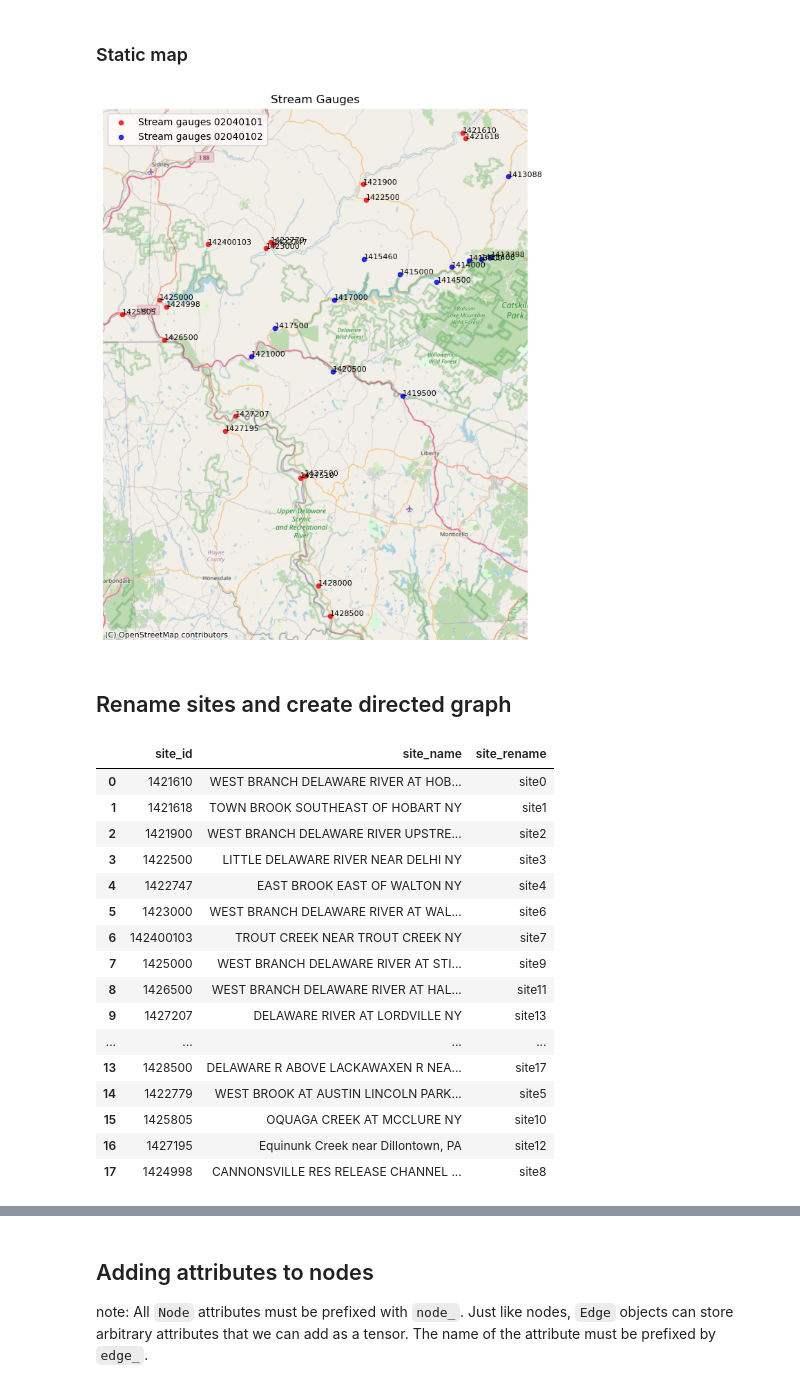
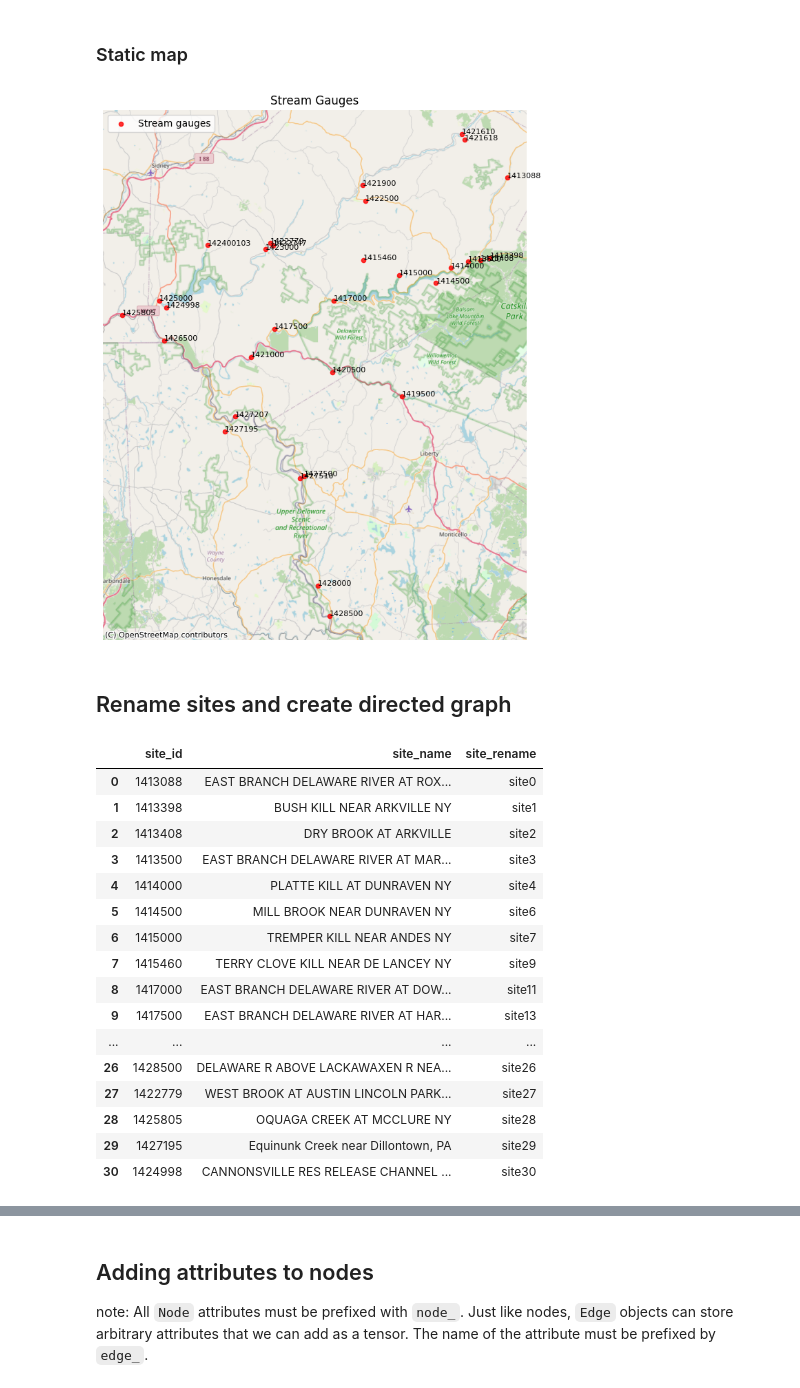
Before and after one commit to LouisaPawusch/CEE520-StreamflowGraphLearning, a Jupyter notebook: src/02_Generate_Graph/generate_graph.ipynb, the cells around one changed output, grey strips where cells are left out. Saved outputs shown, nothing was run; the diff lists cells and outputs as text; code cells hidden in the pictures.

Commit message:
updated according to new data saving

```diff
--- a/src/02_Generate_Graph/generate_graph.ipynb
+++ b/src/02_Generate_Graph/generate_graph.ipynb
@@ -12,17 +12,14 @@ import folium
 # %%
 DATA_DIR = os.path.abspath(os.path.join(os.getcwd(), "../../data/clean/"))
 
-metadata_01 = pd.read_csv(os.path.join(DATA_DIR, "streamflow_wy2022_metadata_02040101.csv"))
-metadata_02 = pd.read_csv(os.path.join(DATA_DIR, "streamflow_wy2022_metadata_02040102.csv"))
+metadata = pd.read_csv(os.path.join(DATA_DIR, "streamflow_wy2022_metadata_all.csv"))
 
 # --- Create geometry from lat/lon ---
-geometry01 = gpd.points_from_xy(metadata_01["longitude"], metadata_01["latitude"])
-geometry02 = gpd.points_from_xy(metadata_02["longitude"], metadata_02["latitude"])
+geometry = gpd.points_from_xy(metadata["longitude"], metadata["latitude"])
 
-gdf01 = gpd.GeoDataFrame(metadata_01, geometry=geometry01, crs="EPSG:4326")
-gdf02 = gpd.GeoDataFrame(metadata_02, geometry=geometry02, crs="EPSG:4326")
+gdf01 = gpd.GeoDataFrame(metadata, geometry=geometry, crs="EPSG:4326")
 
-gdf = pd.concat([gdf01, gdf02])
+gdf = pd.concat([gdf01])
 # %% [markdown]
 ### HTML
 # %%
@@ -76,44 +58,33 @@ m.save("stream_gauges_map_2subbasins.html")
 # %%
 
 # --- Convert to Web Mercator for basemap ---
 gdf = gdf.to_crs(epsg=3857)
-gdf01 = gdf01.to_crs(epsg=3857)
-gdf02 = gdf02.to_crs(epsg=3857)
 
 
 # --- Plot ---
 fig, ax = plt.subplots(figsize=(10,10))
 
-gdf01.plot(
+gdf.plot(
     ax=ax,
     color="red",
     markersize=20,
     alpha=0.8,
-    label="Stream gauges 02040101"
+    label="Stream gauges"
 )
-
-gdf02.plot(
-    ax=ax,
-    color="blue",
-    markersize=20,
-    alpha=0.8,
-    label="Stream gauges 02040102"
-)
-
 
 # Add basemap
 cx.add_basemap(ax, source=cx.providers.OpenStreetMap.Mapnik)
 
 ax.set_axis_off()
 ax.legend(loc="upper left")
 # Add labels
 for x, y, label in zip(gdf.geometry.x, gdf.geometry.y, gdf["site_id"]):
     ax.text(x, y, str(label),fontsize=8)
 
 plt.title("Stream Gauges")
 plt.show()
 # %% [output]
-[figure, old version]
+[figure, new version]
 # %% [markdown]
 ## Rename sites and create directed graph
 # %%
@@ -152,42 +123,37 @@ plt.show()
 # }
 # %%
 # List of new site names in the order I specified (from upstream > downstream)
-site_rename_list01 = [
+site_rename_list = [
     "site0", "site1", "site2", "site3", "site4",
     "site6", "site7", "site9", "site11", "site13",
     "site14", "site15", "site16", "site17", "site5",
-    "site10", "site12", "site8"
-]
-
-metadata_01["site_rename"] = site_rename_list01
-
-
-site_rename_list02 = [
+    "site10", "site12", "site8",
     "site18", "site19", "site20", "site21", "site22",
     "site23", "site24", "site25", "site26", "site27",
     "site28", "site29", "site30"
 ]
 
-metadata_02["site_rename"] = site_rename_list02
-metadata_01[['site_id', 'site_name', 'site_rename']]
+metadata["site_rename"] = site_rename_list
+
+metadata[['site_id', 'site_name', 'site_rename']]
 # %% [output]
 |  | site_id | site_name | site_rename |
-| 0 | 1421610 | WEST BRANCH DELAWARE RIVER AT HOB... | site0 |
-| 1 | 1421618 | TOWN BROOK SOUTHEAST OF HOBART NY | site1 |
-| 2 | 1421900 | WEST BRANCH DELAWARE RIVER UPSTRE... | site2 |
-| 3 | 1422500 | LITTLE DELAWARE RIVER NEAR DELHI NY | site3 |
-| 4 | 1422747 | EAST BROOK EAST OF WALTON NY | site4 |
-| 5 | 1423000 | WEST BRANCH DELAWARE RIVER AT WAL... | site6 |
-| 6 | 142400103 | TROUT CREEK NEAR TROUT CREEK NY | site7 |
-| 7 | 1425000 | WEST BRANCH DELAWARE RIVER AT STI... | site9 |
-| 8 | 1426500 | WEST BRANCH DELAWARE RIVER AT HAL... | site11 |
-| 9 | 1427207 | DELAWARE RIVER AT LORDVILLE NY | site13 |
+| 0 | 1413088 | EAST BRANCH DELAWARE RIVER AT ROX... | site0 |
+| 1 | 1413398 | BUSH KILL NEAR ARKVILLE NY | site1 |
+| 2 | 1413408 | DRY BROOK AT ARKVILLE | site2 |
+| 3 | 1413500 | EAST BRANCH DELAWARE RIVER AT MAR... | site3 |
+| 4 | 1414000 | PLATTE KILL AT DUNRAVEN NY | site4 |
+| 5 | 1414500 | MILL BROOK NEAR DUNRAVEN NY | site6 |
+| 6 | 1415000 | TREMPER KILL NEAR ANDES NY | site7 |
+| 7 | 1415460 | TERRY CLOVE KILL NEAR DE LANCEY NY | site9 |
+| 8 | 1417000 | EAST BRANCH DELAWARE RIVER AT DOW... | site11 |
+| 9 | 1417500 | EAST BRANCH DELAWARE RIVER AT HAR... | site13 |
 | ... | ... | ... | ... |
-| 13 | 1428500 | DELAWARE R ABOVE LACKAWAXEN R NEA... | site17 |
-| 14 | 1422779 | WEST BROOK AT AUSTIN LINCOLN PARK... | site5 |
-| 15 | 1425805 | OQUAGA CREEK AT MCCLURE NY | site10 |
-| 16 | 1427195 | Equinunk Creek near Dillontown, PA | site12 |
-| 17 | 1424998 | CANNONSVILLE RES RELEASE CHANNEL ... | site8 |
+| 26 | 1428500 | DELAWARE R ABOVE LACKAWAXEN R NEA... | site26 |
+| 27 | 1422779 | WEST BROOK AT AUSTIN LINCOLN PARK... | site27 |
+| 28 | 1425805 | OQUAGA CREEK AT MCCLURE NY | site28 |
+| 29 | 1427195 | Equinunk Creek near Dillontown, PA | site29 |
+| 30 | 1424998 | CANNONSVILLE RES RELEASE CHANNEL ... | site30 |
 # %%
 graph_edges = [("site0", "site2"),
               ("site1", "site2"),
```
Also changed, not shown: parts of 4 cells of this notebook.
